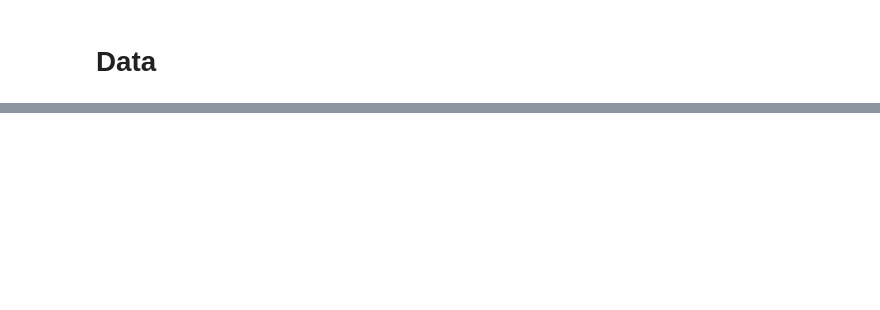
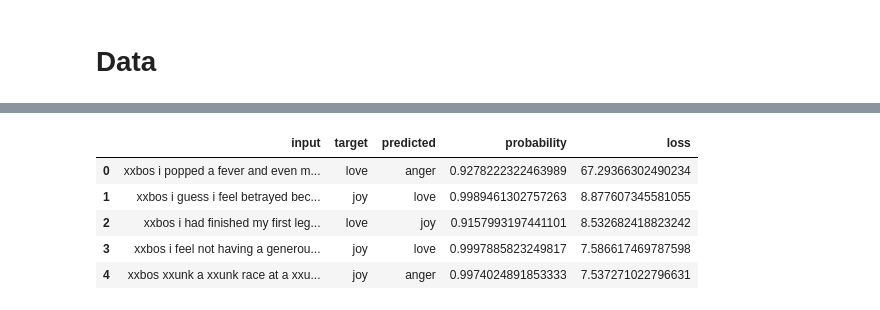
Before and after one commit to renato145/pucp_bootcamp_202401, a Jupyter notebook: nbs/03_language_models.ipynb, the cells around one changed output, grey strips where cells are left out. Cells and saved outputs as stored; diff of their text form; code cells hidden in the pictures; blank space fills up the shorter version.

```diff
--- a/nbs/03_language_models.ipynb
+++ b/nbs/03_language_models.ipynb
@@ -89,0 +200,2 @@ for _ in range(samples):
+# %%
+interp = Interpretation.from_learner(learn)
@@ -89,0 +204,3 @@ for _ in range(samples):
+# %%
+interp.plot_top_losses(5)
+# %% [output]
@@ -89,0 +208,6 @@ for _ in range(samples):
+|  | input | target | predicted | probability | loss |
+| 0 | xxbos i popped a fever and even m... | love | anger | 0.9278222322463989 | 67.29366302490234 |
+| 1 | xxbos i guess i feel betrayed bec... | joy | love | 0.9989461302757263 | 8.877607345581055 |
+| 2 | xxbos i had finished my first leg... | love | joy | 0.9157993197441101 | 8.532682418823242 |
+| 3 | xxbos i feel not having a generou... | joy | love | 0.9997885823249817 | 7.586617469787598 |
+| 4 | xxbos xxunk a xxunk race at a xxu... | joy | anger | 0.9974024891853333 | 7.537271022796631 |
```
Also changed, not shown: parts of 32 cells of this notebook, 6 other files.
